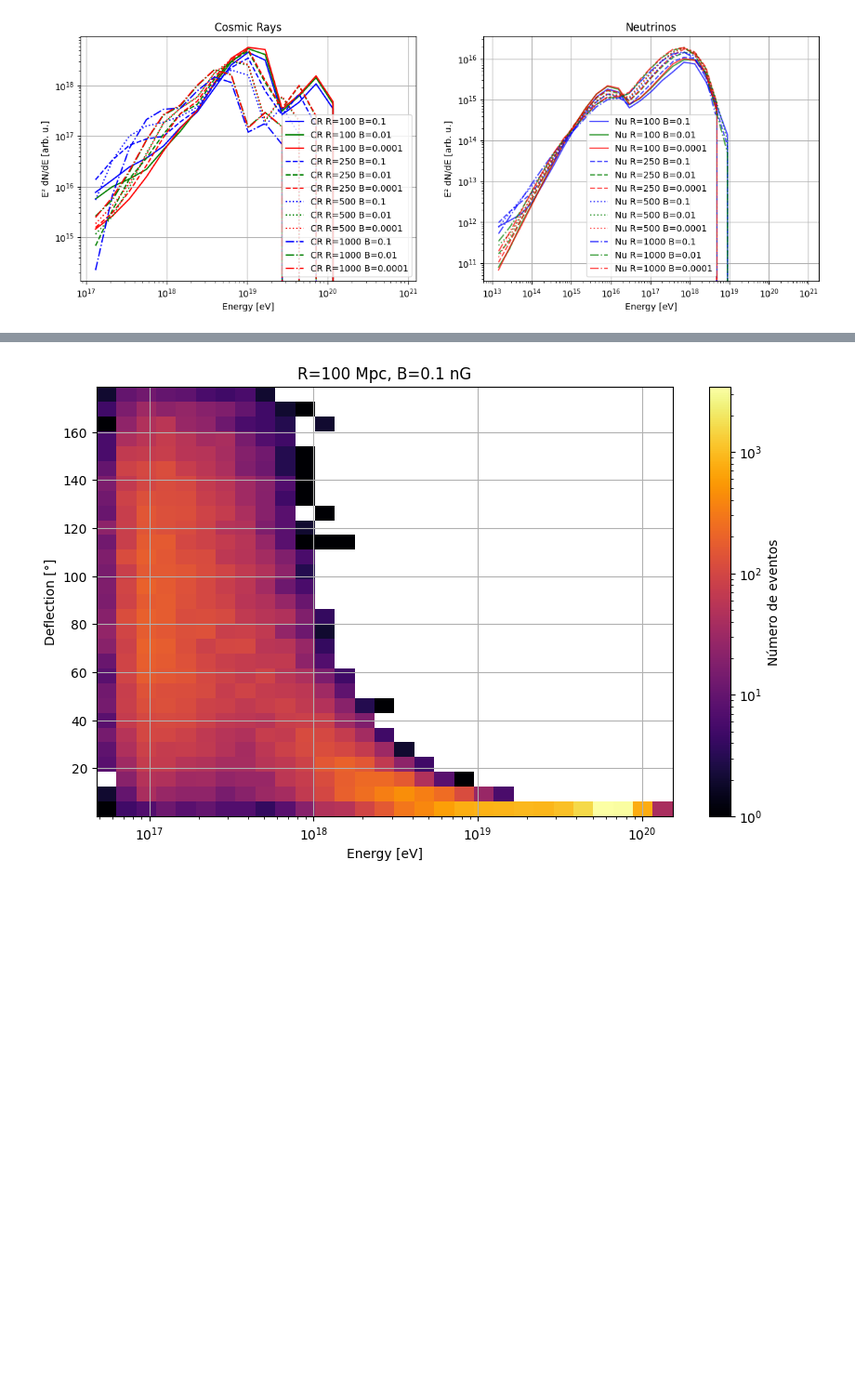
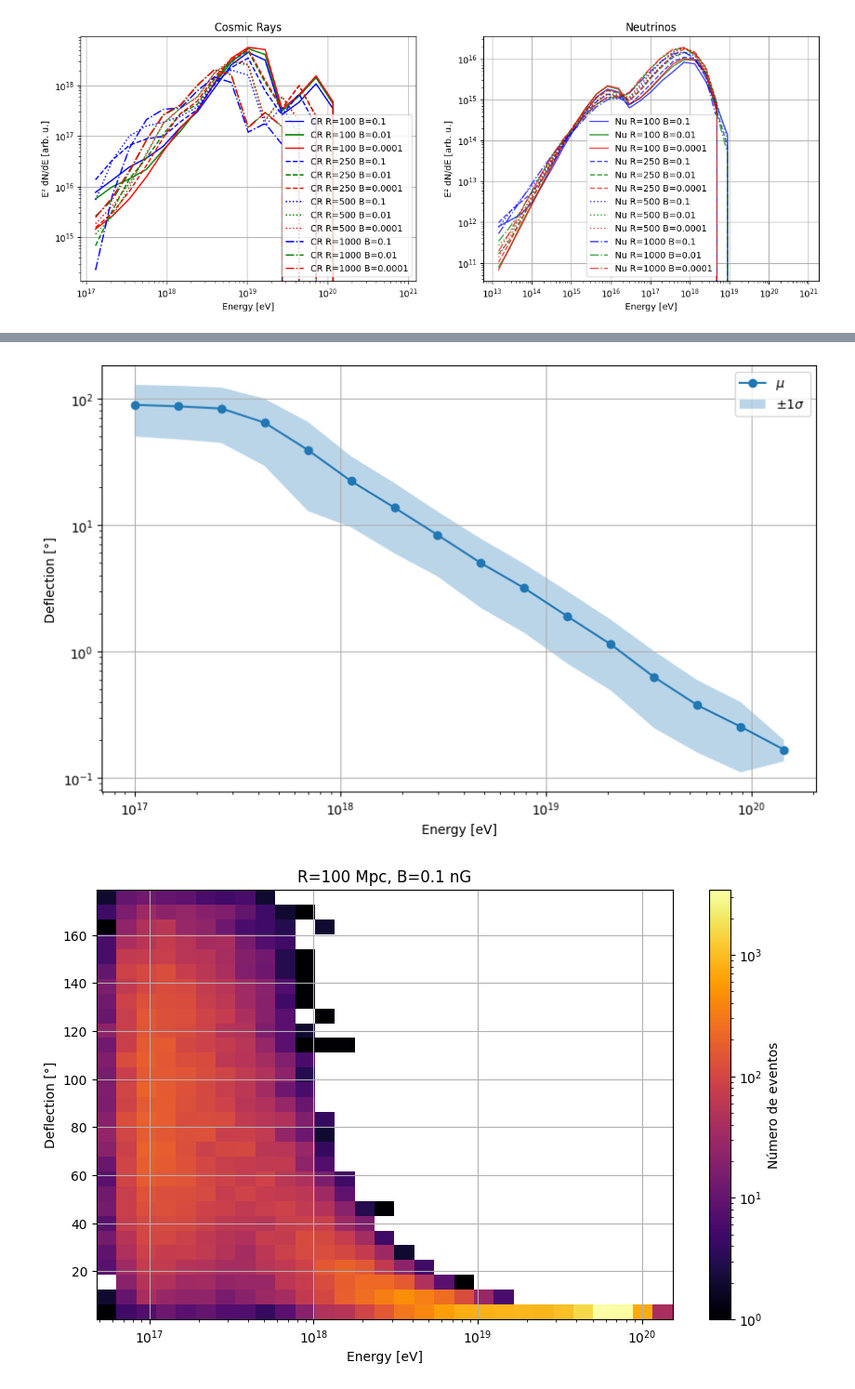
Before and after one commit to MagnoOcarlos/CosmicRayGeometryImpact, a Jupyter notebook: neutrinos/Preliminares.ipynb, the cells around one changed output, grey strips where cells are left out. Shown at 93% size. Saved outputs shown, nothing was run; the diff lists cells and outputs as text; code cells hidden in the pictures; blank space fills up the shorter version.

```diff
--- a/neutrinos/Preliminares.ipynb
+++ b/neutrinos/Preliminares.ipynb
@@ -486,3 +484,59 @@ plt.show()
+# %%
+
+def computeDeflectionStats(df, energy_column="E", deflection_column="deflection_P0", bins=20):
+    """
+    Computa a deflexão média e o desvio padrão da deflexão em função da energia.
+
+    Parâmetros:
+    - df: DataFrame contendo as colunas de energia e deflexão.
+    - energy_column: Nome da coluna que contém a energia (default: "E").
+    - deflection_column: Nome da coluna que contém a deflexão (default: "deflection").
+    - bins: Número de bins logarítmicos de energia.
+
+    Retorna:
+    - xE: Centros dos bins de energia
+    - mean_deflection: Deflexão média por bin
+    - std_deflection: Desvio padrão da deflexão por bin
+    """
+    if df is None or df.empty:
+        return np.array([]), np.array([]), np.array([])
+
+    # Criar bins logarítmicos
+    binsE = np.logspace(17, 21, bins)
+
+    # Adicionar categorias ao DataFrame
+    df["energy_bin"] = pd.cut(df[energy_column], binsE, labels=binsE[:-1])
+
+    # Agrupar por bin e calcular estatísticas
+    stats = df.groupby("energy_bin")[deflection_column].agg(['mean', 'std']).reset_index()
+
+    # Extrair valores
+    xE = stats["energy_bin"].astype(float).values  # Converte os labels em float
+    mean_deflection = stats["mean"].values
+    std_deflection = stats["std"].values
+
+    return xE, mean_deflection, std_deflection
+
+
+# Calcular estatísticas
+xE, mean_deflection, std_deflection = computeDeflectionStats(deflection_data_CR[('100',
+  '0.1')])
+
+# Plotando deflexão média por energia
+plt.figure(figsize=(10, 6))
+plt.plot(xE, mean_deflection, label=r"$\mu$", marker="o")
+plt.fill_between(xE, mean_deflection - std_deflection, mean_deflection + std_deflection,
+                 alpha=0.3, label=r"$\pm 1\sigma$")
+plt.yscale("log")
+plt.xscale("log")
+plt.xlabel("Energy [eV]")
+plt.ylabel("Deflection [°]")
+# plt.title("Deflexão Média e Desvio Padrão por Energia")
+plt.legend()
+plt.grid()
+plt.show()
+# %% [output]
+[figure, added]
 # %%
 import numpy as np
 import pandas as pd
```
Also changed, not shown: parts of 5 cells of this notebook.
